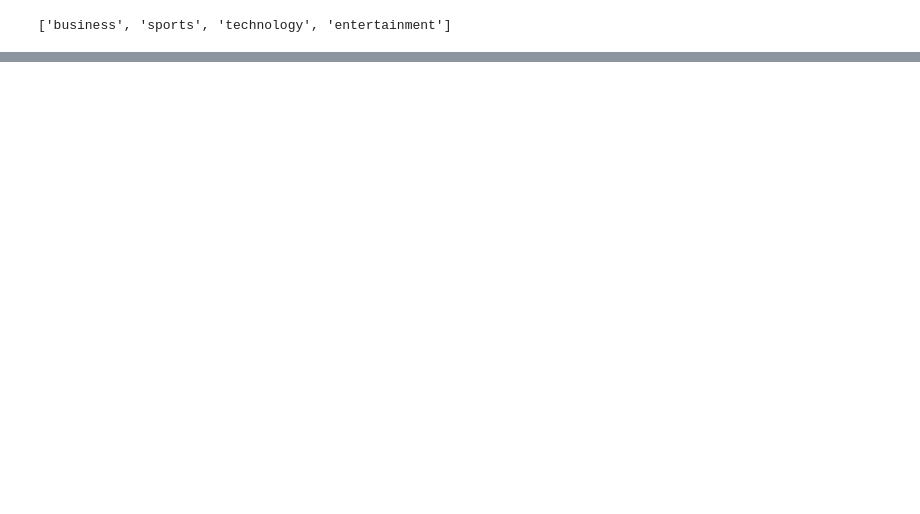
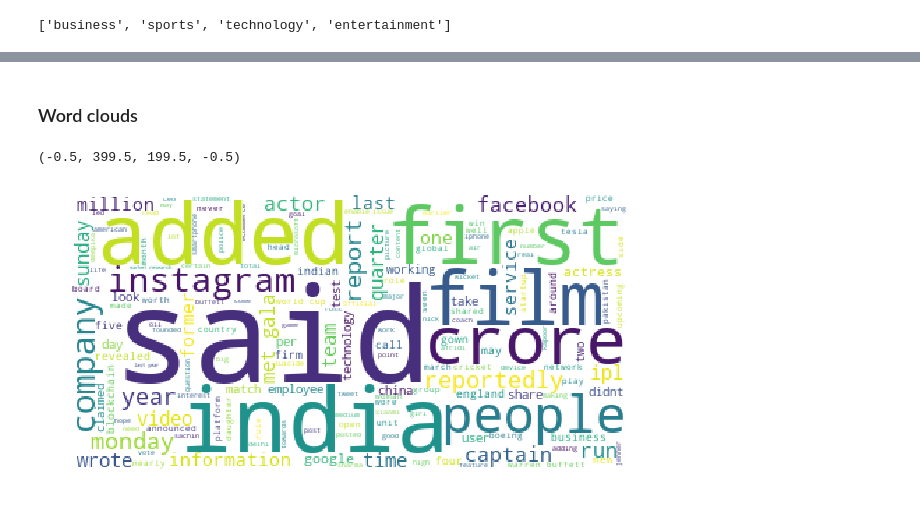
Before and after one commit to jessejinnaruiz/ds-methodologies-exercises, a Jupyter notebook: nlp/explore.ipynb, the cells around one changed output, grey strips where cells are left out. Drawn from its saved outputs; the diff is of its cells as text; code cells hidden in the pictures; blank space fills up the shorter version.

```diff
--- a/nlp/explore.ipynb
+++ b/nlp/explore.ipynb
@@ -864,0 +878,3 @@ cats
+# %%
+for thing in cats:
+    print(thing)
@@ -865,5 +886,4 @@ cats
 # %%
-for cat in cats:
-    cat = df[df.category == cat]
-cat
+for thing in cats:
+    print(df[df.category == thing])
 # %% [output]
@@ -886,0 +909,4 @@ cat
+# %%
+for thing in cats:
+    news = news.append(df[df.category == thing])
+news
@@ -886,0 +1185,10 @@ cat
+# %% [markdown]
+### Word clouds
+# %%
+plt.figure(figsize=(10,10))
+img = WordCloud(background_color='white').generate(' '.join(all_words))
+plt.imshow(img)
+plt.axis('off')
+# %% [output]
+(-0.5, 399.5, 199.5, -0.5)
+[figure, added]
```
Also changed, not shown: parts of 40 cells of this notebook.
